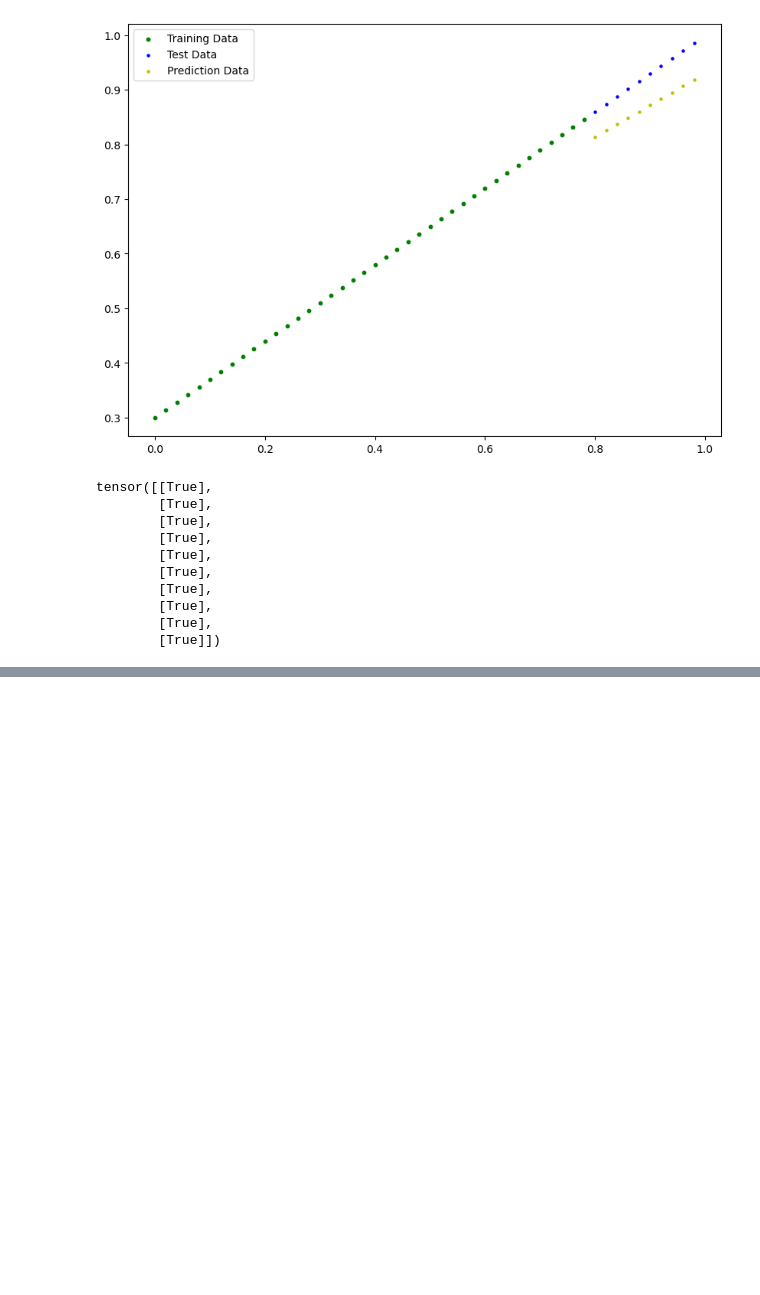
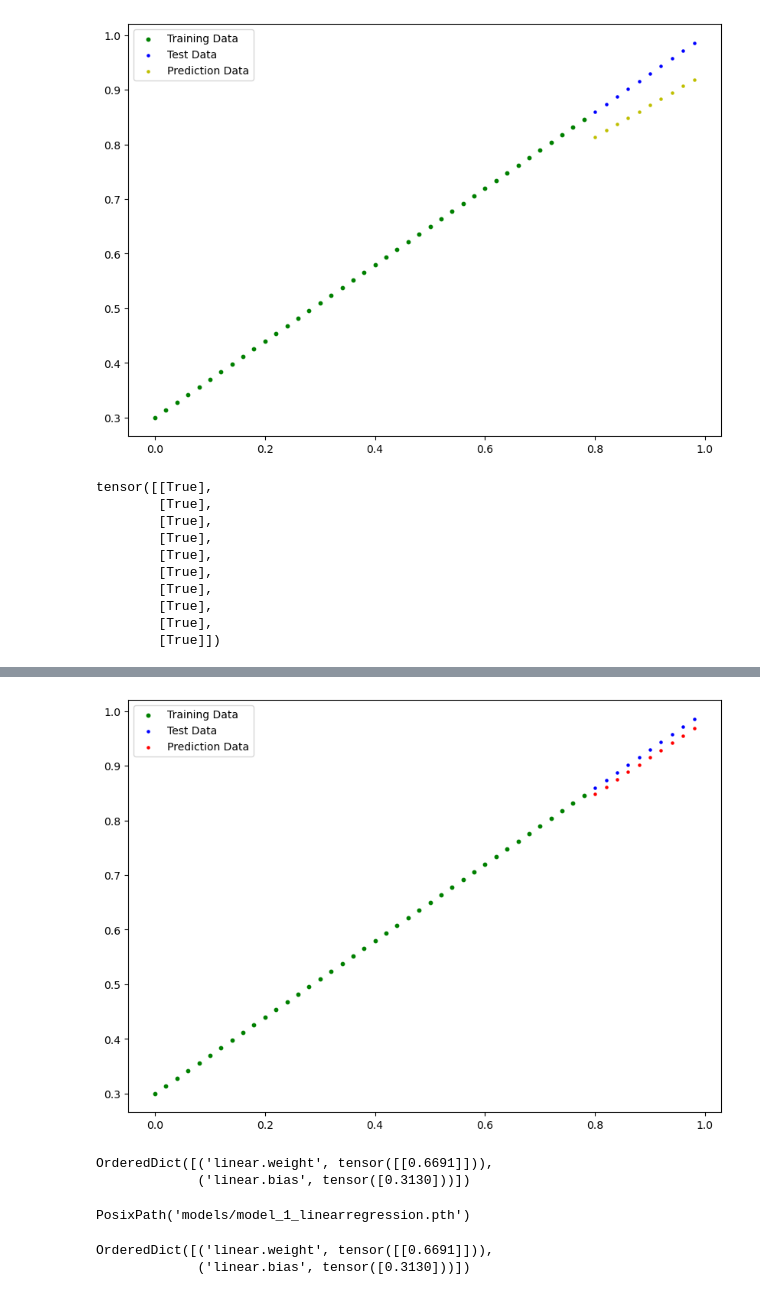
Before and after one commit to azhermurad/PyTorch-For-Deep-Learning, a Jupyter notebook: 2.PyTorch_Workflow/pytorch_workflow.ipynb, the cells around one changed output, grey strips where cells are left out. Cells and saved outputs as stored; diff of their text form; code cells hidden in the pictures; blank space fills up the shorter version.

```diff
--- a/2.PyTorch_Workflow/pytorch_workflow.ipynb
+++ b/2.PyTorch_Workflow/pytorch_workflow.ipynb
@@ -340,0 +401,4 @@ tensor([[True],
+# %%
+torch.manual_seed(42)
+model_1 = LinearRegressionModel().to(device)
+model_1.state_dict()
@@ -340,0 +414,32 @@ tensor([[True],
+# %%
+# To train a model, we need a loss function and an optimizer.
+
+loss_fn = nn.L1Loss()
+optimizer = torch.optim.SGD(model_1.parameters(),lr=0.01)
+# %%
+epochs = 100
+
+for epoch in range(epochs):
+    # in training mood which is help for dropout and batchNorm Layers etc
+    model_1.train()
+
+    # forward pass/Compute prediction error
+    y_pred = model_1(X_train)
+    loss = loss_fn(y_pred,y_train)
+    print(f"loss: {loss}")
+    # Backpropagation
+    loss.backward()
+    optimizer.step()
+    optimizer.zero_grad()
+
+
+    # testing mode
+    model_1.eval()
+
+    with torch.inference_mode():
+        y_test_pred =  model_1(X_test)
+        test_loss = loss_fn(y_test_pred,y_test)
+
+
+    if epoch % 10 == 0:
+        print(f"loss: {loss} | test_loss: {test_loss}")
@@ -340,0 +464,20 @@ tensor([[True],
+# %%
+model_1.eval() # we have to turn the model to the eval model for the prediction it deactive the dropout layer and batchNorm layer of the model
+with torch.inference_mode():
+    y_new_pred = model_1(X_test)
+# %%
+plot_predictions(prediction=y_new_pred)
+# %% [output]
+[figure, added]
+# %%
+model_1.state_dict()
+# %% [output]
+OrderedDict([('linear.weight', tensor([[0.6691]])),
+             ('linear.bias', tensor([0.3130]))])
+# %%
+# saving of the model
+model_name = "model_1_linearregression.pth"
+model_save_path = model_path / model_name
+model_save_path
+# %% [output]
+PosixPath('models/model_1_linearregression.pth')
@@ -340,0 +486,9 @@ tensor([[True],
+# %%
+# loading of model
+
+model_1_loaded = LinearRegressionModel()
+model_1_loaded.load_state_dict(torch.load(model_save_path,weights_only=True))
+model_1_loaded.state_dict()
+# %% [output]
+OrderedDict([('linear.weight', tensor([[0.6691]])),
+             ('linear.bias', tensor([0.3130]))])
```
Also changed, not shown: parts of 18 cells of this notebook, 1 other file.
